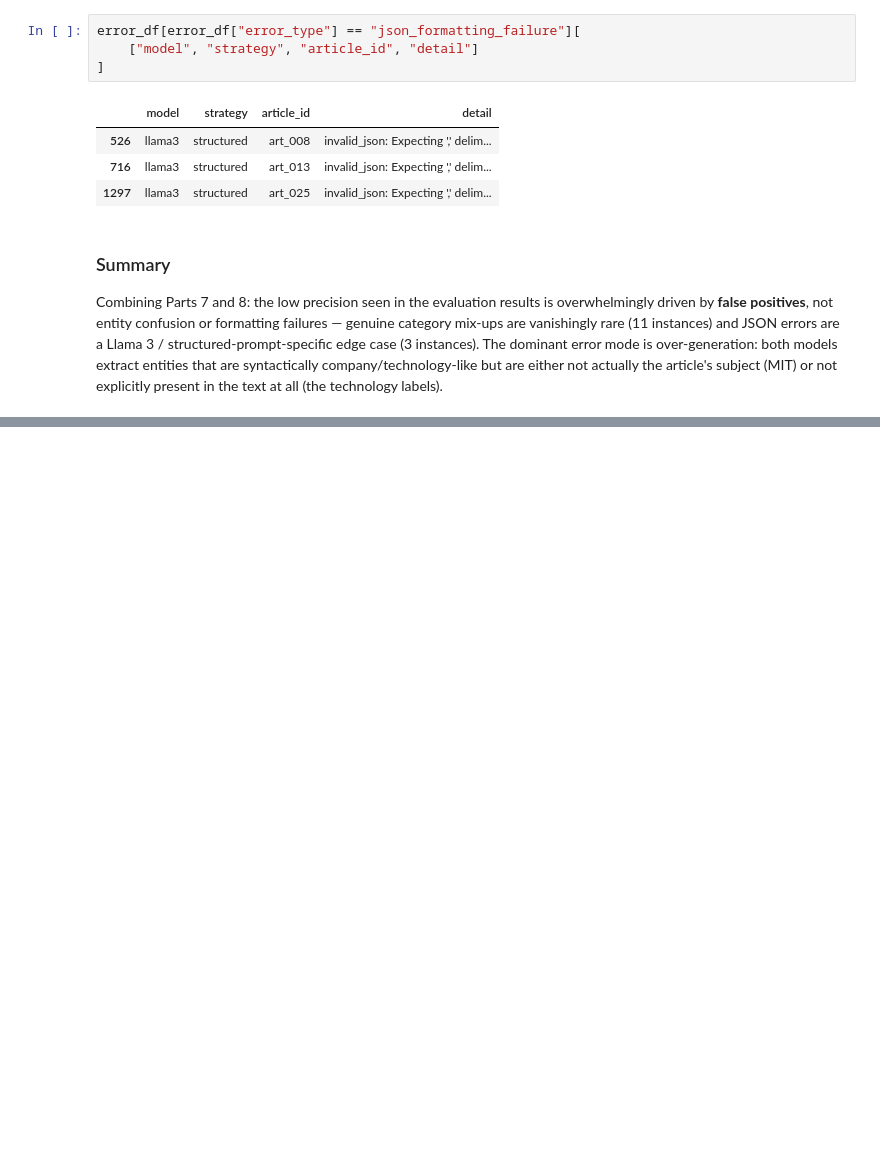
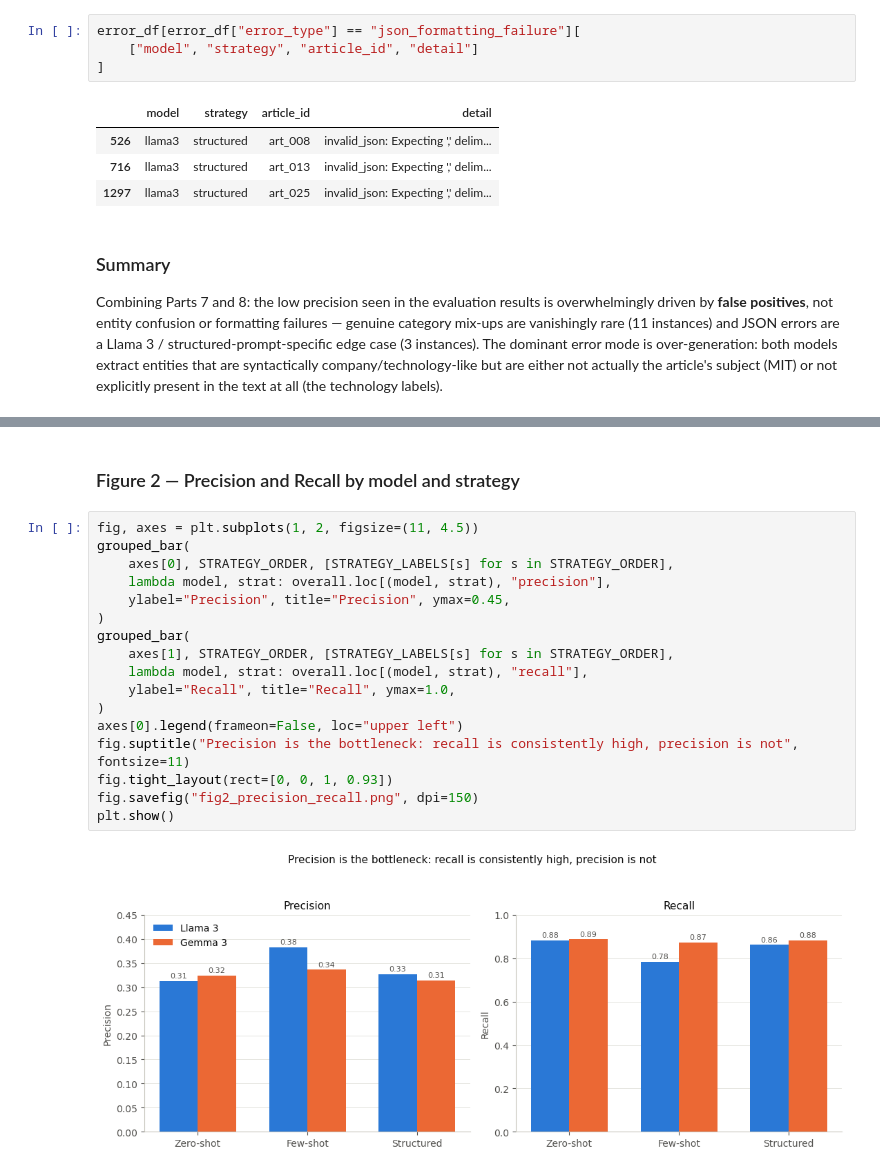
Before and after one commit to HazalGultekin/ml-project, a Jupyter notebook: Master-Lectures/ML/project/process-code/ml-project.ipynb, the cells around one changed output, grey strips where cells are left out. Cells and saved outputs as stored; diff of their text form; blank space fills up the shorter version.

```diff
--- a/Master-Lectures/ML/project/process-code/ml-project.ipynb
+++ b/Master-Lectures/ML/project/process-code/ml-project.ipynb
@@ -570,0 +628,21 @@ Combining Parts 7 and 8: the low precision seen in the evaluation results is ove
+# %% [markdown]
+### Figure 2 — Precision and Recall by model and strategy
+# %%
+fig, axes = plt.subplots(1, 2, figsize=(11, 4.5))
+grouped_bar(
+    axes[0], STRATEGY_ORDER, [STRATEGY_LABELS[s] for s in STRATEGY_ORDER],
+    lambda model, strat: overall.loc[(model, strat), "precision"],
+    ylabel="Precision", title="Precision", ymax=0.45,
+)
+grouped_bar(
+    axes[1], STRATEGY_ORDER, [STRATEGY_LABELS[s] for s in STRATEGY_ORDER],
+    lambda model, strat: overall.loc[(model, strat), "recall"],
+    ylabel="Recall", title="Recall", ymax=1.0,
+)
+axes[0].legend(frameon=False, loc="upper left")
+fig.suptitle("Precision is the bottleneck: recall is consistently high, precision is not", fontsize=11)
+fig.tight_layout(rect=[0, 0, 1, 0.93])
+fig.savefig("fig2_precision_recall.png", dpi=150)
+plt.show()
+# %% [output]
+[figure, added]
```
Also changed, not shown: parts of 10 cells of this notebook, 4 other files.
